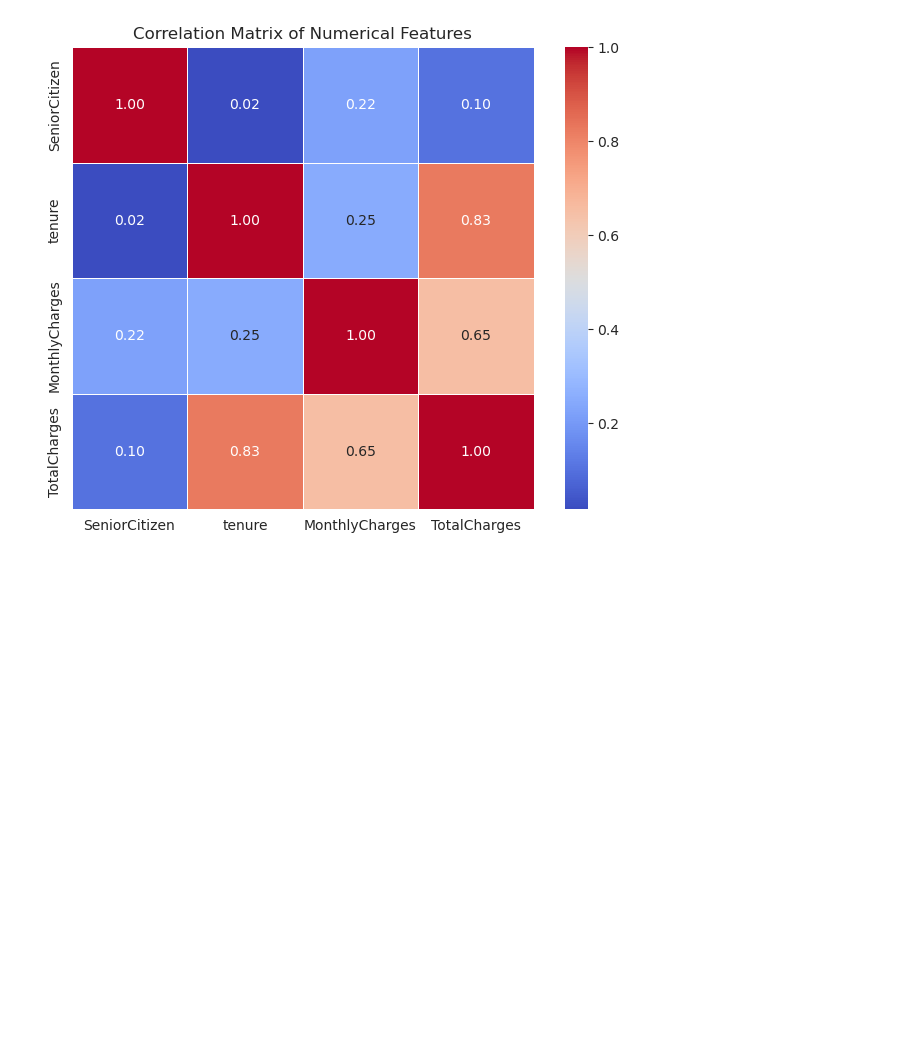
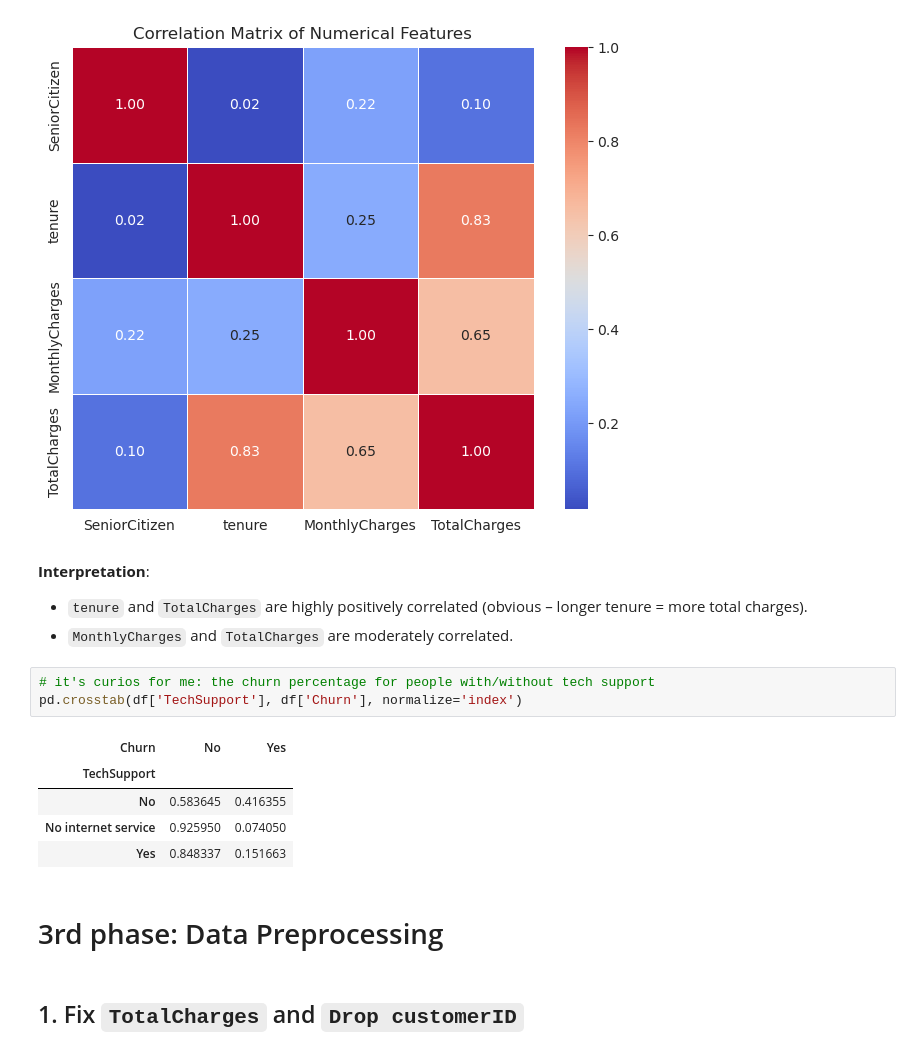
Before and after one commit to g30613740/customer_churn_prediction, a Jupyter notebook: main.ipynb, the cells around one changed output. Cells and saved outputs as stored; diff of their text form; blank space fills up the shorter version.

```diff
--- a/main.ipynb
+++ b/main.ipynb
@@ -301,3 +289,20 @@ plt.title('Correlation Matrix of Numerical Features')
 plt.show()
 # %% [output]
 [figure]
+# %% [markdown]
+**Interpretation**:
+* `tenure` and `TotalCharges` are highly positively correlated (obvious – longer tenure = more total charges).
+* `MonthlyCharges` and `TotalCharges` are moderately correlated.
+# %%
+# it's curios for me: the churn percentage for people with/without tech support
+pd.crosstab(df['TechSupport'], df['Churn'], normalize='index')
+# %% [output]
+| Churn | No | Yes |
+| TechSupport |  |  |
+| No | 0.583645 | 0.416355 |
+| No internet service | 0.925950 | 0.074050 |
+| Yes | 0.848337 | 0.151663 |
+# %% [markdown]
+# 3rd phase: Data Preprocessing
+# %% [markdown]
+## 1. Fix `TotalCharges` and `Drop customerID`
```
Also changed, not shown: parts of 13 cells of this notebook.
